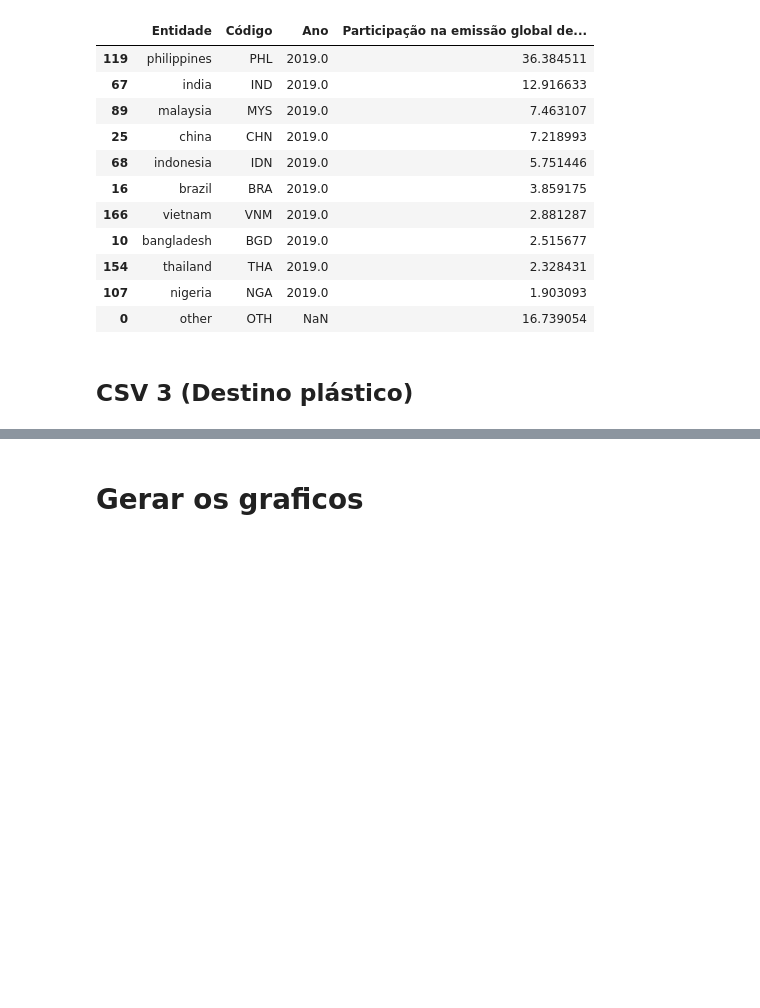
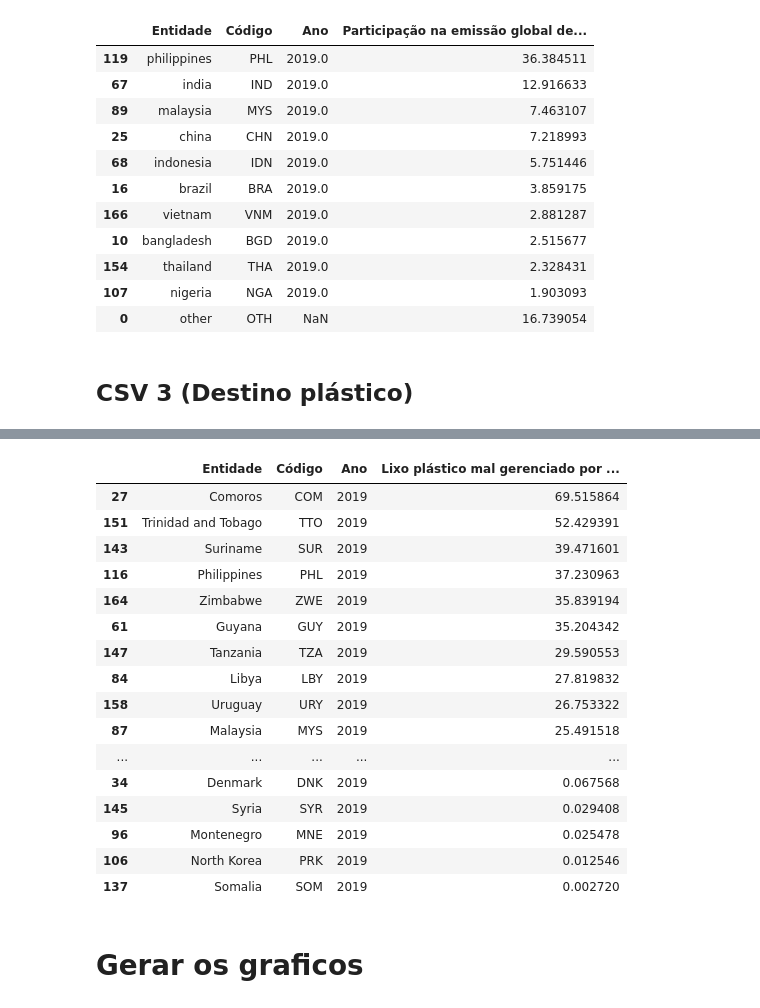
Before and after one commit to RVidaDev/GsIA, a Jupyter notebook: note.ipynb, the cells around one changed output, grey strips where cells are left out. Cells and saved outputs as stored; diff of their text form; code cells hidden in the pictures; blank space fills up the shorter version.

```diff
--- a/note.ipynb
+++ b/note.ipynb
@@ -179,3 +221,25 @@ KeyError: 'China'
+# %%
+df_desperdicio_concatenado = pd.concat([top10_desperdicio, menos10_desperdicio], axis=0)
+
+df_desperdicio_concatenado
+# %% [output]
+|  | Entidade | Código | Ano | Lixo plástico mal gerenciado por ... |
+| 27 | Comoros | COM | 2019 | 69.515864 |
+| 151 | Trinidad and Tobago | TTO | 2019 | 52.429391 |
+| 143 | Suriname | SUR | 2019 | 39.471601 |
+| 116 | Philippines | PHL | 2019 | 37.230963 |
+| 164 | Zimbabwe | ZWE | 2019 | 35.839194 |
+| 61 | Guyana | GUY | 2019 | 35.204342 |
+| 147 | Tanzania | TZA | 2019 | 29.590553 |
+| 84 | Libya | LBY | 2019 | 27.819832 |
+| 158 | Uruguay | URY | 2019 | 26.753322 |
+| 87 | Malaysia | MYS | 2019 | 25.491518 |
+| ... | ... | ... | ... | ... |
+| 34 | Denmark | DNK | 2019 | 0.067568 |
+| 145 | Syria | SYR | 2019 | 0.029408 |
+| 96 | Montenegro | MNE | 2019 | 0.025478 |
+| 106 | North Korea | PRK | 2019 | 0.012546 |
+| 137 | Somalia | SOM | 2019 | 0.002720 |
 # %% [markdown]
 # Gerar os graficos
 # %% [markdown]
```
Also changed, not shown: parts of 15 cells of this notebook.
